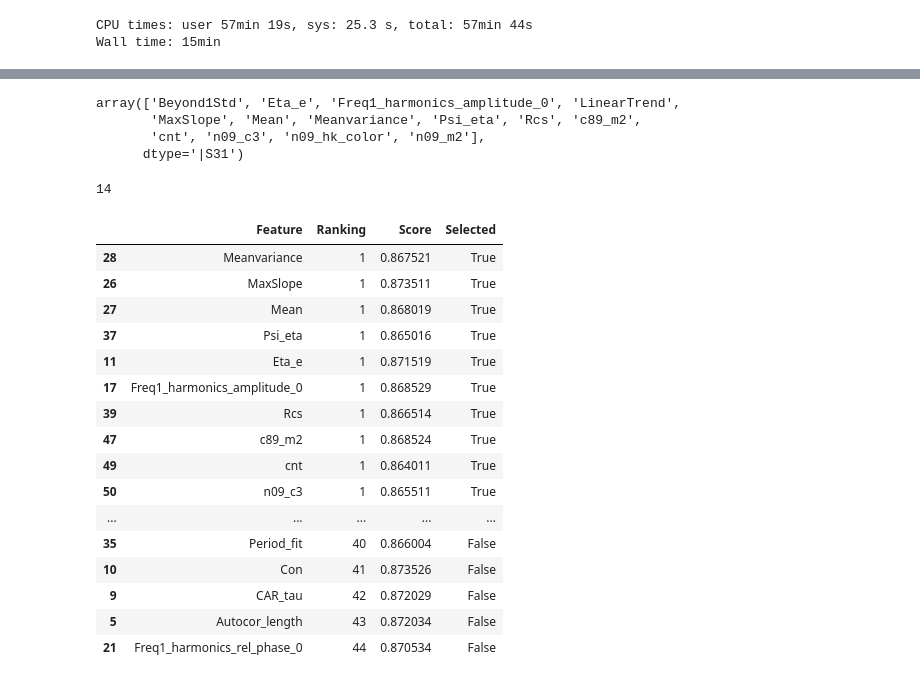
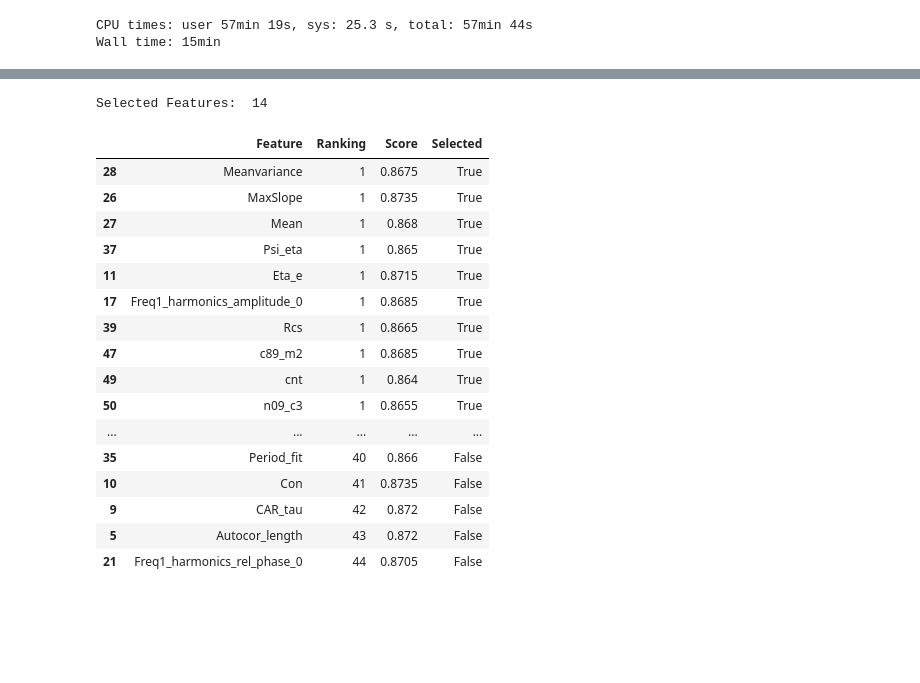
Before and after one commit to carpyncho/paper_inoise, a Jupyter notebook: 03_FS.ipynb, the cells around one changed output, grey strips where cells are left out. Saved outputs shown, nothing was run; the diff lists cells and outputs as text; code cells hidden in the pictures; blank space fills up the shorter version.

```diff
--- a/03_FS.ipynb
+++ b/03_FS.ipynb
@@ -103,8 +67 @@ array([ 0.79771423,  0.82134513,  0.86900888,  0.87252406,  0.86950129,
-# %%
-np.asarray(X_columns)[sel.support_]
-# %% [output]
-array(['Beyond1Std', 'Eta_e', 'Freq1_harmonics_amplitude_0', 'LinearTrend',
-       'MaxSlope', 'Mean', 'Meanvariance', 'Psi_eta', 'Rcs', 'c89_m2',
-       'cnt', 'n09_c3', 'n09_hk_color', 'n09_m2'],
-      dtype='|S31')
 # %%
@@ -112,25 +72,32 @@ df = pd.DataFrame({"Feature": X_columns, "Score": sel.grid_scores_, "Selected":
-# %%
-sel.n_features_
-# %% [output]
-14
-# %%
-df.to_pickle("data/ranking.pkl.bz2", compression="bz2")
-df.sort_values("Ranking")
-# %% [output]
-|  | Feature | Ranking | Score | Selected |
-| 28 | Meanvariance | 1 | 0.867521 | True |
-| 26 | MaxSlope | 1 | 0.873511 | True |
-| 27 | Mean | 1 | 0.868019 | True |
-| 37 | Psi_eta | 1 | 0.865016 | True |
-| 11 | Eta_e | 1 | 0.871519 | True |
-| 17 | Freq1_harmonics_amplitude_0 | 1 | 0.868529 | True |
-| 39 | Rcs | 1 | 0.866514 | True |
-| 47 | c89_m2 | 1 | 0.868524 | True |
-| 49 | cnt | 1 | 0.864011 | True |
-| 50 | n09_c3 | 1 | 0.865511 | True |
-| ... | ... | ... | ... | ... |
-| 35 | Period_fit | 40 | 0.866004 | False |
-| 10 | Con | 41 | 0.873526 | False |
-| 9 | CAR_tau | 42 | 0.872029 | False |
-| 5 | Autocor_length | 43 | 0.872034 | False |
-| 21 | Freq1_harmonics_rel_phase_0 | 44 | 0.870534 | False |
+# %%
+print("Selected Features: ", sum(df.Selected.values))
+# %% [output]
+Selected Features:  14
+# %%
+def is_selected(row):
+    if row.Selected:
+        return pd.Series('background-color: #7EA489', row.index)
+    return pd.Series('', row.index)
+
+
+with pd.option_context('display.precision', 4):
+    html = df.sort_values("Ranking").style.apply(is_selected, axis=1)
+html
+# %% [output]
+|  | Feature | Ranking | Score | Selected |
+| 28 | Meanvariance | 1 | 0.8675 | True |
+| 26 | MaxSlope | 1 | 0.8735 | True |
+| 27 | Mean | 1 | 0.868 | True |
+| 37 | Psi_eta | 1 | 0.865 | True |
+| 11 | Eta_e | 1 | 0.8715 | True |
+| 17 | Freq1_harmonics_amplitude_0 | 1 | 0.8685 | True |
+| 39 | Rcs | 1 | 0.8665 | True |
+| 47 | c89_m2 | 1 | 0.8685 | True |
+| 49 | cnt | 1 | 0.864 | True |
+| 50 | n09_c3 | 1 | 0.8655 | True |
+| ... | ... | ... | ... | ... |
+| 35 | Period_fit | 40 | 0.866 | False |
+| 10 | Con | 41 | 0.8735 | False |
+| 9 | CAR_tau | 42 | 0.872 | False |
+| 5 | Autocor_length | 43 | 0.872 | False |
+| 21 | Freq1_harmonics_rel_phase_0 | 44 | 0.8705 | False |
```
Also changed, not shown: parts of 6 cells of this notebook.
